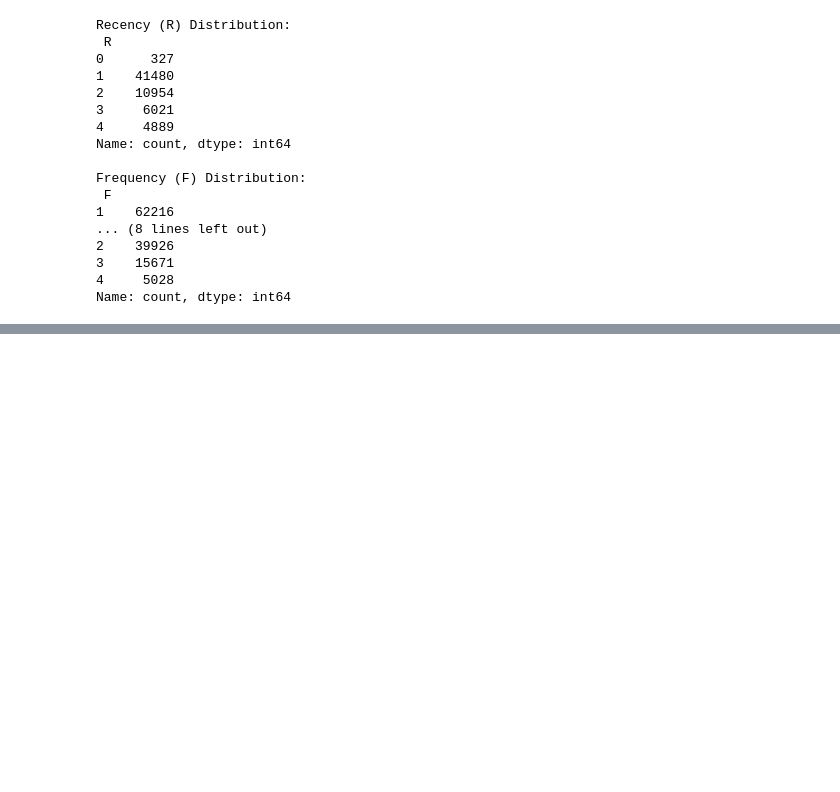
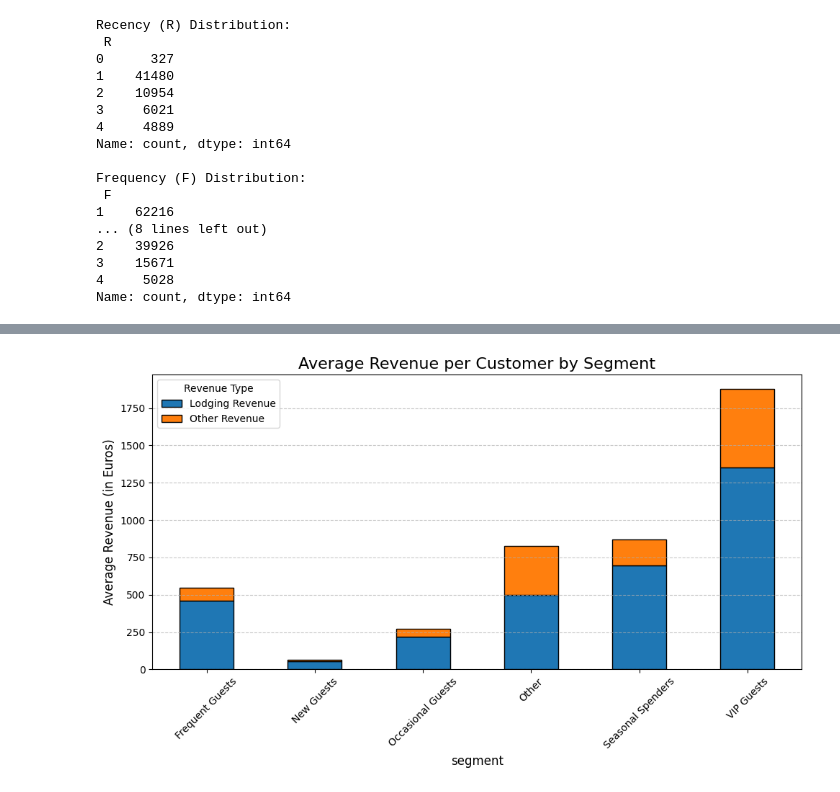
Before and after one commit to charJin/hotel-analysis, a Jupyter notebook: Notebooks/analysis.ipynb, the cells around one changed output, grey strips where cells are left out. Drawn from its saved outputs; the diff is of its cells as text; code cells hidden in the pictures; blank space fills up the shorter version.

```diff
--- a/Notebooks/analysis.ipynb
+++ b/Notebooks/analysis.ipynb
@@ -353,0 +398,27 @@ def assign_segment(score):
+# %%
+hotel_df = hotel_df.merge(rfm[['id', 'segment']], on='id', how='left')
+
+customer_counts = hotel_df['segment'].value_counts()
+# Normalize revenue by dividing by customer count
+segment_revenue['customers'] = customer_counts
+segment_revenue['avg_lodging_revenue'] = segment_revenue['lodging_revenue'] / segment_revenue['customers']
+segment_revenue['avg_other_revenue'] = segment_revenue['other_revenue'] / segment_revenue['customers']
+
+segment_revenue[['avg_lodging_revenue', 'avg_other_revenue']].plot(
+    kind='bar',
+    stacked=True,
+    figsize=(10, 6),
+    color=['#1f77b4', '#ff7f0e'],
+    edgecolor='black'
+)
+
+plt.title('Average Revenue per Customer by Segment', fontsize=16)
+plt.xlabel('segment', fontsize=12)
+plt.ylabel('Average Revenue (in Euros)', fontsize=12)
+plt.xticks(rotation=45, fontsize=10)
+plt.legend(title='Revenue Type', labels=['Lodging Revenue', 'Other Revenue'])
+plt.grid(axis='y', linestyle='--', alpha=0.7)
+plt.tight_layout()
+plt.show()
+# %% [output]
+[figure, added]
```
Also changed, not shown: parts of 14 cells of this notebook, 2 other files.
